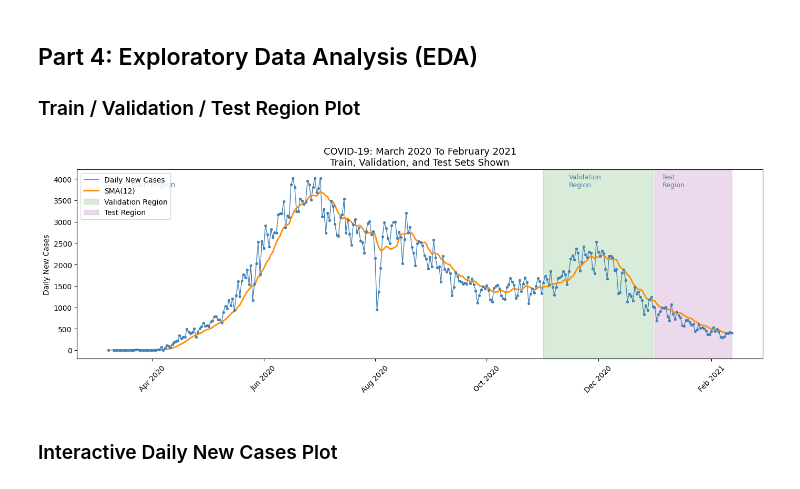
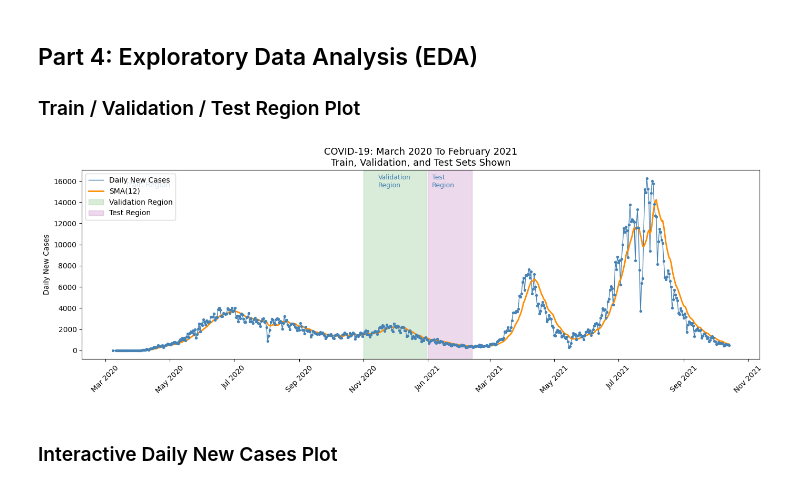
Before and after one commit to Sahadat97/COVID-19-Bangladesh-EDA-and-Daily-Cases-Prediction, a Jupyter notebook: COVID19_Bangladesh.ipynb, the cells around one changed output. Saved outputs shown, nothing was run; the diff lists cells and outputs as text; code cells hidden in the pictures.

```diff
--- a/COVID19_Bangladesh.ipynb
+++ b/COVID19_Bangladesh.ipynb
@@ -231,18 +161,11 @@ for new_col, total_col in cols_map.items():
 # for i, c in enumerate(df.columns):
 #     print(f"  [{i}] {c}")
 # %%
-# ── Parse date column  ──
-df['date'] = pd.to_datetime(df['date'], errors='coerce')
-
-
-# ── Fill NA in daily-change columns with 0 ──
+# ── Fill NA in daily-change columns with 0 and covert columns to numeric──
 daily_cols = [
     'newly_tested',
     'new_cases',
     'new_deaths',
     'newly_recovered',
 ]
-df[daily_cols] = df[daily_cols].fillna('0')
-
-
-df.head()
+df[daily_cols] = df[daily_cols].fillna('0').astype(int)
@@ -256,13 +172,3 @@ df.head()
 # %%
-# ── Convert all non-date columns to numeric (strip commas first) ──────────────
-
-non_date_cols = [c for c in df.columns if c != 'date']
-for col in non_date_cols:
-    df[col] = pd.to_numeric(
-        df[col].astype(str).str.replace(',', '', regex=False),
-        errors='coerce'
-    )
-
-# ── Drop rows with any NA ──
-df = df.dropna().reset_index(drop=True)
-print("Shape after na.omit:", df.shape)
+# ── Convert the rest of the columns into numeric ──
+df['days_since_first_confirmed_cases'] = pd.to_numeric(df['days_since_first_confirmed_cases'])
@@ -271,3 +194,6 @@ Shape after na.omit: (560, 10)
+# %%
+# Drop unnessesary columns
+df.drop(columns=['date', 'cleaned_date'], inplace=True)
 # %% [markdown]
 ## Part 4: Exploratory Data Analysis (EDA)
 ### Train / Validation / Test Region Plot
@@ -277,47 +203,46 @@ import matplotlib.dates as mdates
 fig, ax = plt.subplots(figsize=(14, 5))
 
 # ── Data line & points ────────────────────────────────────────────────────────
-ax.plot(df['date'], df['in_the_last_24_hours_new_cases'],
-        color='steelblue', linewidth=1, label='Daily New Cases')
-ax.scatter(df['date'], df['in_the_last_24_hours_new_cases'],
+ax.plot(df['final_date'], df['new_cases'], color='steelblue', linewidth=1, label='Daily New Cases')
+ax.scatter(df['final_date'], df['new_cases'],
            color='steelblue', s=8, zorder=3)
 
 # ── 12-day Simple Moving Average (R: geom_ma(SMA, n=12)) ────────────────────
-sma12 = df['in_the_last_24_hours_new_cases'].rolling(window=12).mean()
-ax.plot(df['date'], sma12, color='darkorange', linewidth=2, label='SMA(12)')
+sma12 = df['new_cases'].rolling(window=12).mean()
+ax.plot(df['final_date'], sma12, color='darkorange', linewidth=2, label='SMA(12)')
 
 # ── Shaded regions ────────────────────────────────────────────────────────────
 val_start  = pd.Timestamp('2020-11-01')
 val_end    = pd.Timestamp('2020-12-31')
 test_start = pd.Timestamp('2021-01-01')
 test_end   = pd.Timestamp('2021-02-12')
 
 ax.axvspan(val_start,  val_end,  alpha=0.15, color='green',  label='Validation Region')
 ax.axvspan(test_start, test_end, alpha=0.15, color='purple', label='Test Region')
 
 # ── Annotations ──────────────────────────────────────────────────────────────
 train_x = pd.Timestamp('2020-03-20')
-ax.text(train_x, df['in_the_last_24_hours_new_cases'].max() * 0.95,
+ax.text(train_x, df['new_cases'].max() * 0.95,
         'Train Region', color='steelblue', fontsize=10)
 ax.text(pd.Timestamp('2020-11-15'),
-        df['in_the_last_24_hours_new_cases'].max() * 0.95,
+        df['new_cases'].max() * 0.95,
         'Validation\nRegion', color='steelblue', fontsize=9)
 ax.text(pd.Timestamp('2021-01-05'),
-        df['in_the_last_24_hours_new_cases'].max() * 0.95,
+        df['new_cases'].max() * 0.95,
         'Test\nRegion', color='steelblue', fontsize=9)
 
 ax.xaxis.set_major_formatter(mdates.DateFormatter('%b %Y'))
 ax.xaxis.set_major_locator(mdates.MonthLocator(interval=2))
 plt.xticks(rotation=45)
 ax.set_title('COVID-19: March 2020 To February 2021\nTrain, Validation, and Test Sets Shown',
              fontsize=13)
 ax.set_xlabel('')
 ax.set_ylabel('Daily New Cases')
 ax.legend(loc='upper left')
 plt.tight_layout()
 plt.show()
 # %% [output]
-[figure, old version]
+[figure, new version]
 # %% [markdown]
 ### Interactive Daily New Cases Plot
 # %%
```
Also changed, not shown: parts of 21 cells of this notebook.
